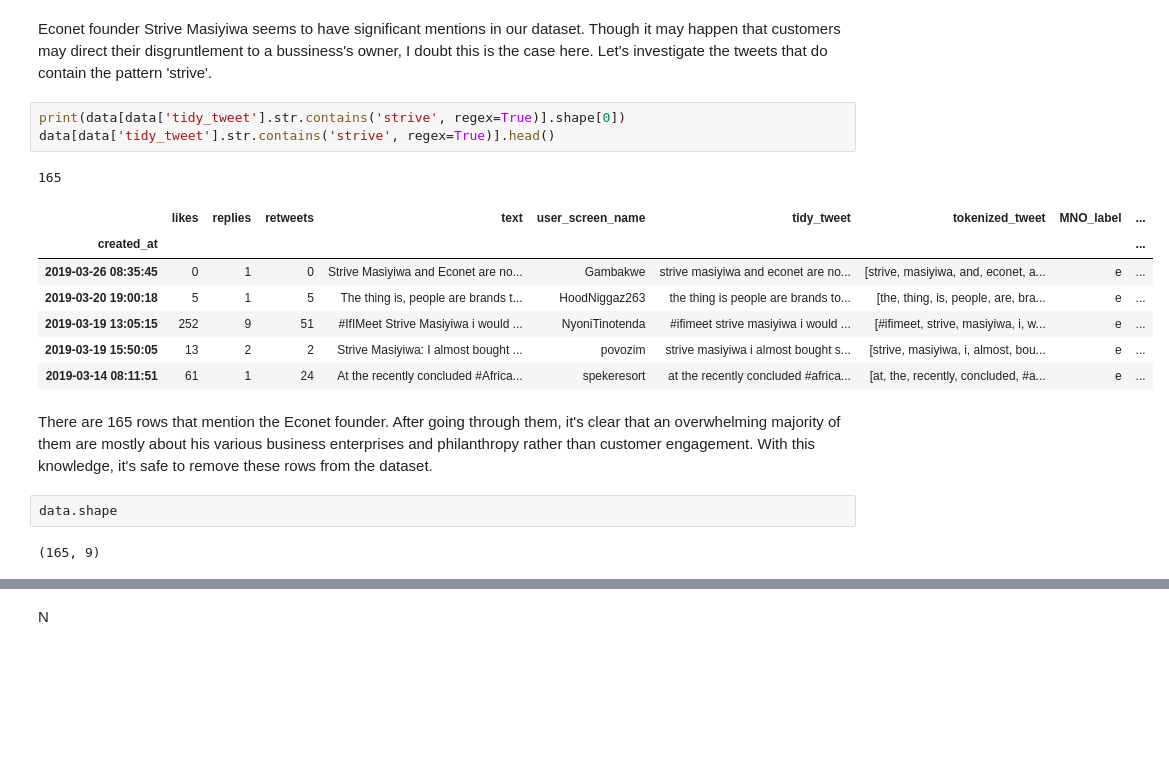
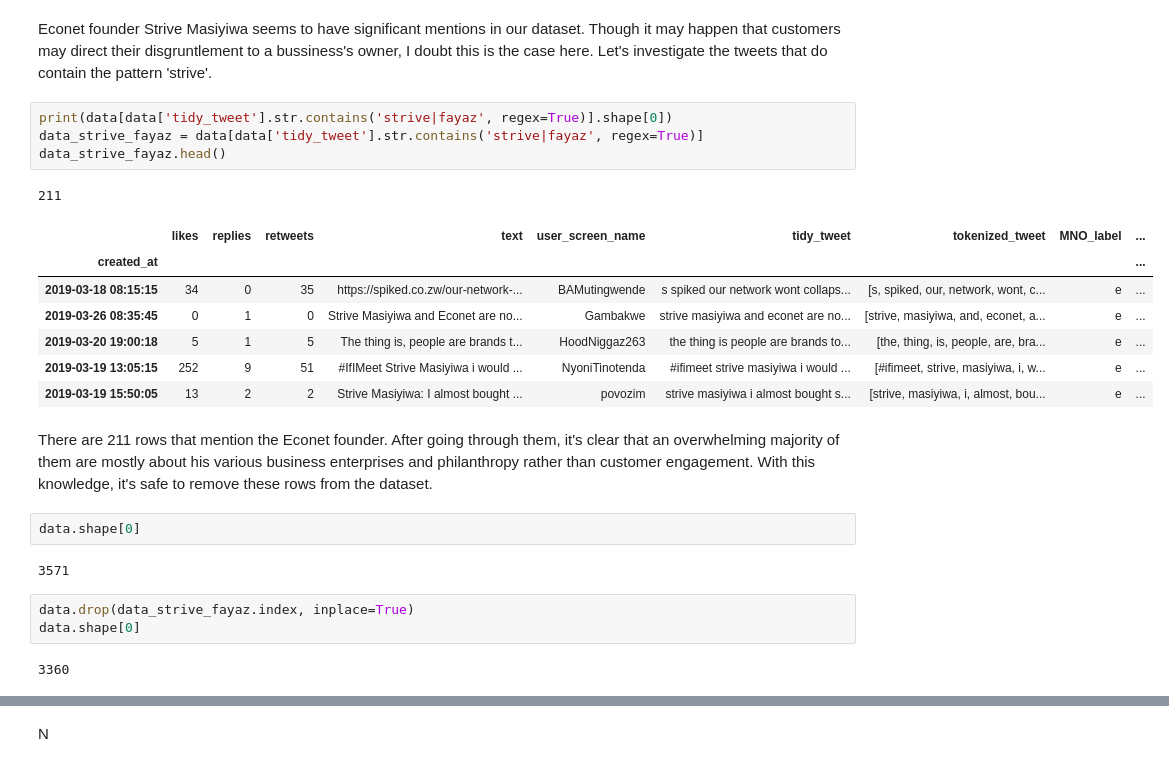
Before and after one commit to SimbaPy/EconetSentimentAnalysis, a Jupyter notebook: EconetSentimentAnalysis/Econet Sentiment Analysis.ipynb, the cells around one changed output, grey strips where cells are left out. Drawn from its saved outputs; the diff is of its cells as text; blank space fills up the shorter version.

```diff
--- a/EconetSentimentAnalysis/Econet Sentiment Analysis.ipynb
+++ b/EconetSentimentAnalysis/Econet Sentiment Analysis.ipynb
@@ -669,20 +669,26 @@ plt.show()
 # %% [markdown]
 Econet founder Strive Masiyiwa seems to have significant mentions in our dataset. Though it may happen that customers may direct their disgruntlement to a bussiness's owner, I doubt this is the case here. Let's investigate the tweets that do contain the pattern 'strive'.
 # %%
-print(data[data['tidy_tweet'].str.contains('strive', regex=True)].shape[0])
-data[data['tidy_tweet'].str.contains('strive', regex=True)].head()
+print(data[data['tidy_tweet'].str.contains('strive|fayaz', regex=True)].shape[0])
+data_strive_fayaz = data[data['tidy_tweet'].str.contains('strive|fayaz', regex=True)]
+data_strive_fayaz.head()
 # %% [output]
-165
+211
 |  | likes | replies | retweets | text | user_screen_name | tidy_tweet | tokenized_tweet | MNO_label | ... |
 | created_at |  |  |  |  |  |  |  |  | ... |
+| 2019-03-18 08:15:15 | 34 | 0 | 35 | https://spiked.co.zw/our-network-... | BAMutingwende | s spiked our network wont collaps... | [s, spiked, our, network, wont, c... | e | ... |
 | 2019-03-26 08:35:45 | 0 | 1 | 0 | Strive Masiyiwa and Econet are no... | Gambakwe | strive masiyiwa and econet are no... | [strive, masiyiwa, and, econet, a... | e | ... |
 | 2019-03-20 19:00:18 | 5 | 1 | 5 | The thing is, people are brands t... | HoodNiggaz263 | the thing is people are brands to... | [the, thing, is, people, are, bra... | e | ... |
 | 2019-03-19 13:05:15 | 252 | 9 | 51 | #IfIMeet Strive Masiyiwa i would ... | NyoniTinotenda | #ifimeet strive masiyiwa i would ... | [#ifimeet, strive, masiyiwa, i, w... | e | ... |
 | 2019-03-19 15:50:05 | 13 | 2 | 2 | Strive Masiyiwa: I almost bought ... | povozim | strive masiyiwa i almost bought s... | [strive, masiyiwa, i, almost, bou... | e | ... |
-| 2019-03-14 08:11:51 | 61 | 1 | 24 | At the recently concluded #Africa... | spekeresort | at the recently concluded #africa... | [at, the, recently, concluded, #a... | e | ... |
 # %% [markdown]
-There are 165 rows that mention the Econet founder. After going through them, it's clear that an overwhelming majority of them are mostly about his various business enterprises and philanthropy rather than customer engagement. With this knowledge, it's safe to remove these rows from the dataset.
+There are 211 rows that mention the Econet founder. After going through them, it's clear that an overwhelming majority of them are mostly about his various business enterprises and philanthropy rather than customer engagement. With this knowledge, it's safe to remove these rows from the dataset.
 # %%
-data.shape
+data.shape[0]
 # %% [output]
-(165, 9)
+3571
+# %%
+data.drop(data_strive_fayaz.index, inplace=True)
+data.shape[0]
+# %% [output]
+3360
```
Also changed, not shown: parts of 7 cells of this notebook.
